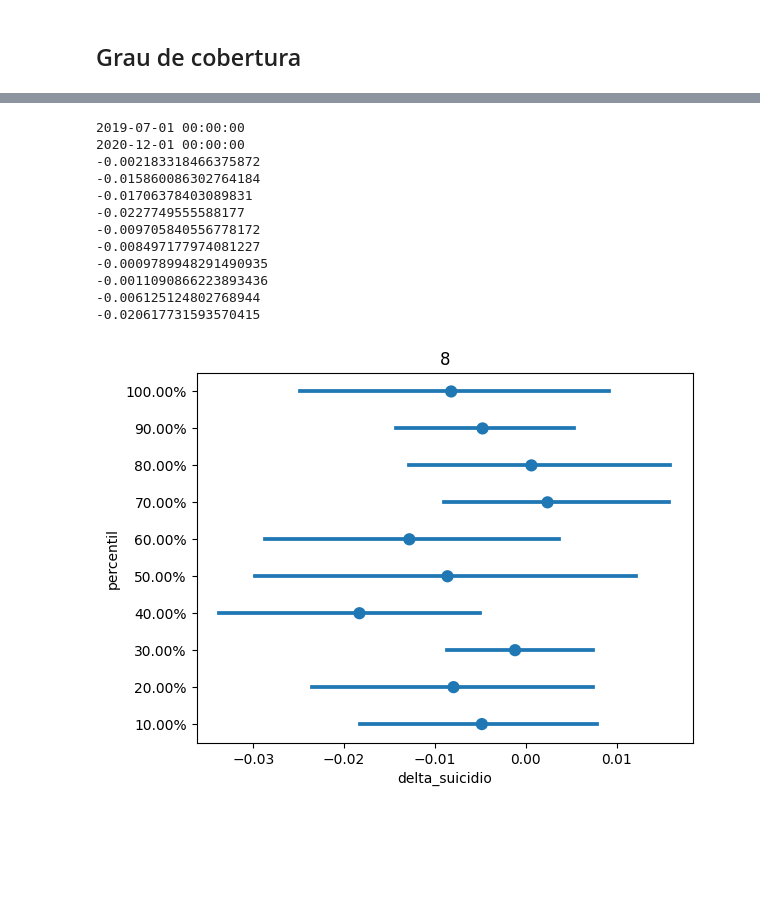
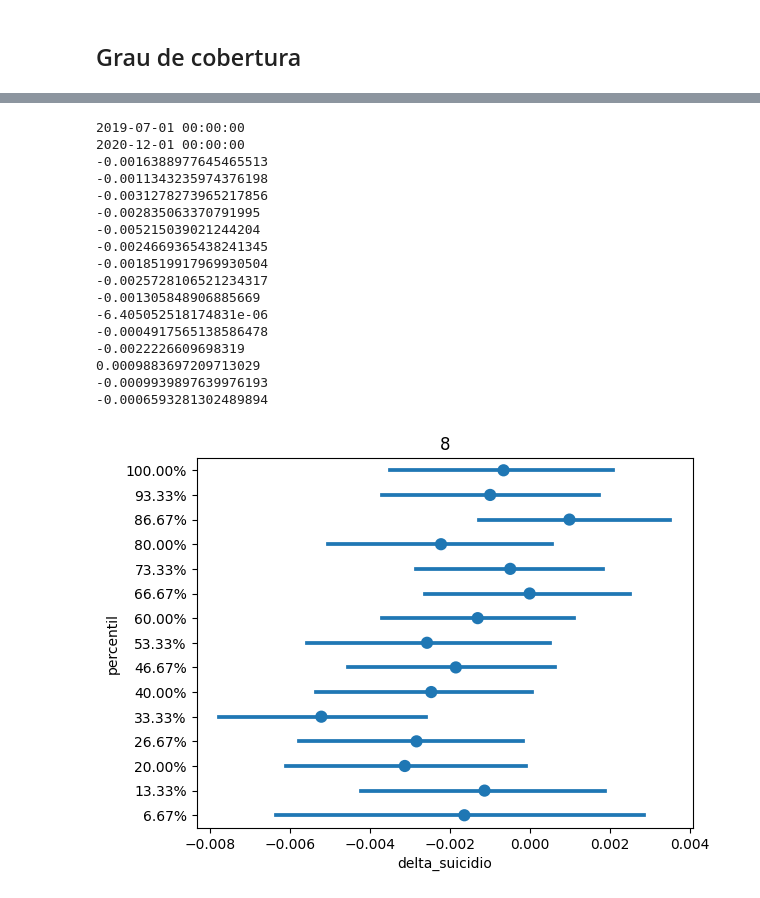
Before and after one commit to dlotter/monografia, a Jupyter notebook: exploratoria.ipynb, the cells around one changed output, grey strips where cells are left out. Cells and saved outputs as stored; diff of their text form; code cells hidden in the pictures; blank space fills up the shorter version.

```diff
--- a/exploratoria.ipynb
+++ b/exploratoria.ipynb
@@ -484,29 +528,44 @@ for n_meses in [0, 1, 3, 6, 8]:
             1 / divisao
         )
 
-
-    menor_percentil = df_antes_depois[df_antes_depois["percentil"] == df_antes_depois["percentil"].min()][
-        "municipio_ibge"
-    ].unique()
+    menor_percentil = df_antes_depois[
+        df_antes_depois["percentil"] == df_antes_depois["percentil"].min()
+    ]["municipio_ibge"].unique()
 
     time_series_data = df_all[df_all["municipio_ibge"].isin(menor_percentil)]
 
-    date_filter = (time_series_data["date"] >= start_date) & (time_series_data["date"] <= end_date)
+    date_filter = (time_series_data["date"] >= start_date) & (
+        time_series_data["date"] <= end_date
+    )
 
     time_series_data = time_series_data[date_filter]
 
     ax = sns.pointplot(
-        data=time_series_data, x="date", y="valor_medio", join=False, orient="v", order=np.sort(time_series_data['date'].unique())
+        data=time_series_data,
+        x="date",
+        y="valor_medio",
+        join=False,
+        orient="v",
+        order=np.sort(time_series_data["date"].unique()),
     )
-    x_dates = time_series_data['date'].dt.strftime('%Y-%m').sort_values().unique()
-    ax.set_xticklabels(labels=x_dates, rotation=45, ha='right')
+    x_dates = (
+        time_series_data["date"].dt.strftime("%Y-%m").sort_values().unique()
+    )
+    ax.set_xticklabels(labels=x_dates, rotation=45, ha="right")
     plt.show()
 
     ax = sns.pointplot(
-        data=time_series_data, x="date", y="taxa_suicidio", join=False, orient="v", order=np.sort(time_series_data['date'].unique())
+        data=time_series_data,
+        x="date",
+        y="taxa_suicidio",
+        join=False,
+        orient="v",
+        order=np.sort(time_series_data["date"].unique()),
     )
-    x_dates = time_series_data['date'].dt.strftime('%Y-%m').sort_values().unique()
-    ax.set_xticklabels(labels=x_dates, rotation=45, ha='right')
+    x_dates = (
+        time_series_data["date"].dt.strftime("%Y-%m").sort_values().unique()
+    )
+    ax.set_xticklabels(labels=x_dates, rotation=45, ha="right")
     plt.show()
 # %% [output]
 2020-03-01 00:00:00
@@ -565,11 +624,9 @@ for n_meses in [0, 1, 3, 6, 8]:
     df_antes_depois = pd.merge(
         df_antes_mean, df_depois_mean, on=["municipio_ibge"]
     )
-    df_antes_depois["variacao"] = (
-        df_antes_depois["cobertura_ae_y"] - 0
-    )
+    df_antes_depois["variacao"] = df_antes_depois["cobertura_ae_y"] - 0
 
-    divisao = 10
+    divisao = 15
     df_divisions = np.array_split(
         df_antes_depois.sort_values("variacao"), divisao
     )
@@ -661,13 +738,18 @@ for n_meses in [0, 1, 3, 6, 8]:
 2019-07-01 00:00:00
 2020-12-01 00:00:00
--0.002183318466375872
--0.015860086302764184
--0.01706378403089831
--0.0227749555588177
--0.009705840556778172
--0.008497177974081227
--0.0009789948291490935
--0.0011090866223893436
--0.006125124802768944
--0.020617731593570415
+-0.0016388977645465513
+-0.0011343235974376198
+-0.0031278273965217856
+-0.002835063370791995
+-0.005215039021244204
+-0.0024669365438241345
+-0.0018519917969930504
+-0.0025728106521234317
+-0.001305848906885669
+-6.405052518174831e-06
+-0.0004917565138586478
+-0.0022226609698319
+0.0009883697209713029
+-0.0009939897639976193
+-0.0006593281302489894
-[figure, old version]
+[figure, new version]
```
Also changed, not shown: parts of 26 cells of this notebook.
